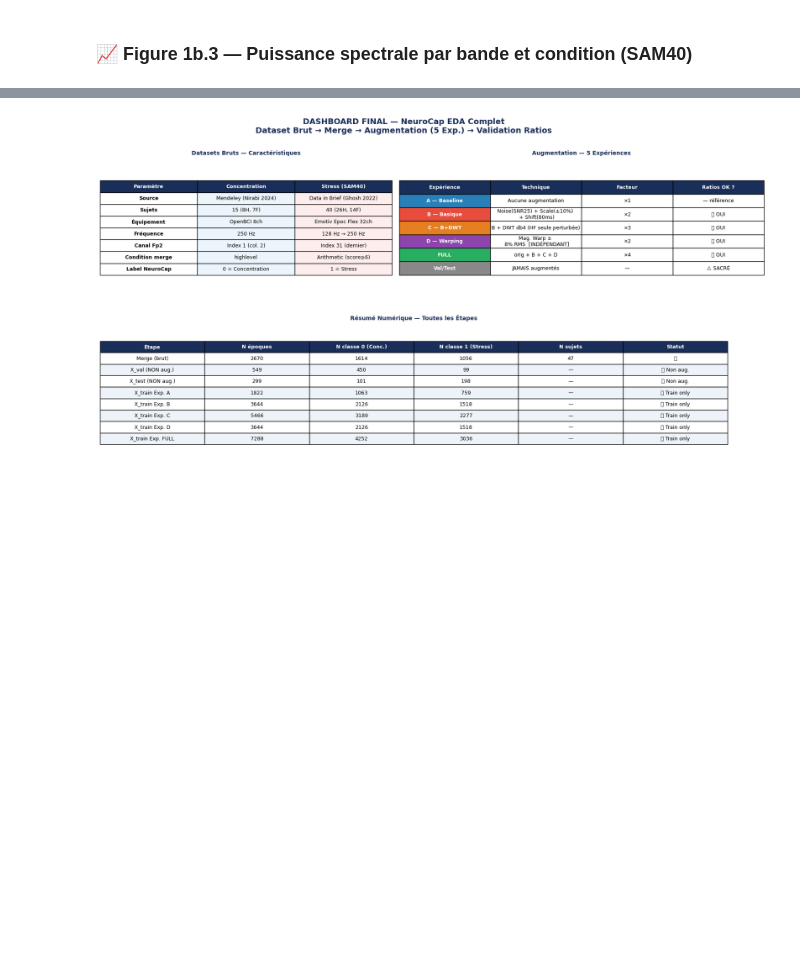
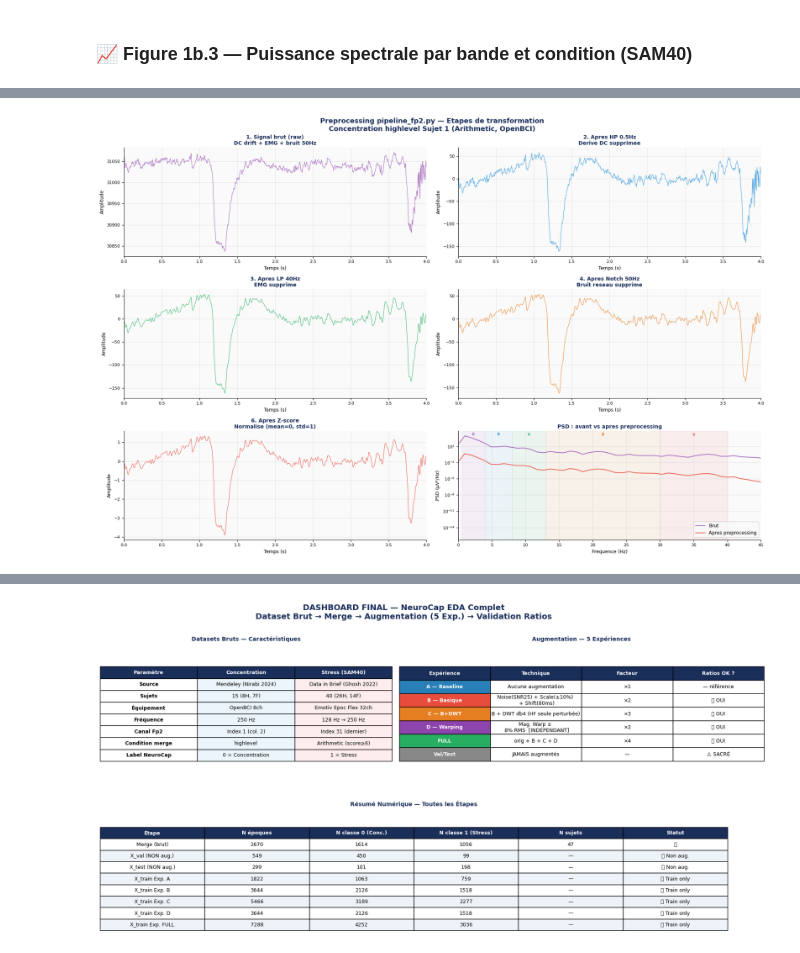
Before and after one commit to yasmine-elmkh/Adaptative-neurofeedback-PROJECT, a Jupyter notebook: Notebooks/EDA.ipynb, the cells around one changed output, grey strips where cells are left out. Saved outputs shown, nothing was run; the diff lists cells and outputs as text; code cells hidden in the pictures; blank space fills up the shorter version.

Commit message:
chore(Notebooks): mise a jour EDA notebook — analyse exploratoire pipeline regression

```diff
--- a/Notebooks/EDA.ipynb
+++ b/Notebooks/EDA.ipynb
@@ -711,6 +768,7 @@ if raw_stress:
         style_ax(ax_f, f'PSD — {cond}', 'Fréquence (Hz)', 'PSD (µV²/Hz) [log]')
 
     plt.savefig(Stress_Data_DIR / 'stress_signaux.png', dpi=120, bbox_inches='tight')
+    save_fig(fig, "01_donnees_brutes", "fig1b2_signaux_stress.png")
     plt.show()
     print("✅ Figure 1b.2 sauvegardée")
 else:
@@ -1505,0 +1052,86 @@ if aug_datasets:
+# %%
+# ============================================================
+# ÉTAPE 2b — Visualisation du preprocessing (pipeline_fp2)
+# ============================================================
+from scipy import signal as scipy_signal
+
+# Charger un signal brut de demonstration
+demo_sig = None
+demo_label = ''
+
+# Essayer concentration d'abord
+fp_demo = CONC_DIR / 'raw_data' / 'Arithmetic_Data' / 'highlevel-1.txt'
+if fp_demo.exists():
+    demo_sig = load_txt_fp2(fp_demo)[:2000]
+    demo_label = 'Concentration highlevel Sujet 1 (Arithmetic, OpenBCI)'
+else:
+    # Signal synthetique si fichier manquant
+    t = np.linspace(0, 4, 1000)
+    demo_sig = (0.5 * np.sin(2*np.pi*10*t) +
+                0.3 * np.sin(2*np.pi*20*t) +
+                0.1 * np.random.randn(1000) +
+                50 * np.sin(2*np.pi*50*t) * (t > 3.5))
+    demo_label = 'Signal synthetique (demonstration)'
+
+if demo_sig is not None and len(demo_sig) > 500:
+    fs_demo = FS_CONC
+    t_demo  = np.arange(len(demo_sig)) / fs_demo
+
+    # Appliquer les filtres etape par etape
+    def butter_filt(data, cutoff, fs, btype, order=4):
+        nyq = 0.5 * fs
+        if isinstance(cutoff, (list, tuple)):
+            wn = [c/nyq for c in cutoff]
+        else:
+            wn = cutoff / nyq
+        b, a = scipy_signal.butter(order, wn, btype=btype)
+        return scipy_signal.filtfilt(b, a, data)
+
+    sig_hp    = butter_filt(demo_sig, 0.5,   fs_demo, 'high', 4)
+    sig_lp    = butter_filt(sig_hp,   40.0,  fs_demo, 'low',  4)
+    sig_notch = butter_filt(sig_lp,   [49, 51], fs_demo, 'bandstop', 2)
+
+    # Z-score
+    epoch_ex  = sig_notch[:1000]
+    mu, sigma = epoch_ex.mean(), epoch_ex.std()
+    sig_z     = (epoch_ex - mu) / (sigma + 1e-9)
+
+    fig, axes = plt.subplots(3, 2, figsize=(18, 12))
+    fig.suptitle(f'Preprocessing pipeline_fp2.py — Etapes de transformation\n{demo_label}',
+                 fontsize=13, fontweight='bold', color=C['dark'])
+
+    steps = [
+        (demo_sig[:1000],  '#9B59B6', '1. Signal brut (raw)\nDC drift + EMG + bruit 50Hz'),
+        (sig_hp[:1000],    '#3498DB', '2. Apres HP 0.5Hz\nDerive DC supprimee'),
+        (sig_lp[:1000],    '#27AE60', '3. Apres LP 40Hz\nEMG supprime'),
+        (sig_notch[:1000], '#E67E22', '4. Apres Notch 50Hz\nBruit reseau supprime'),
+        (sig_z,            '#E74C3C', '6. Apres Z-score\nNormalise (mean=0, std=1)'),
+    ]
+
+    t4 = np.arange(1000) / fs_demo
+
+    for (sig_step, col, label), ax in zip(steps, axes.flatten()[:5]):
+        ax.plot(t4, sig_step, color=col, lw=0.8, alpha=0.9)
+        style_ax(ax, label, 'Temps (s)', 'Amplitude')
+        ax.set_xlim(0, 4)
+
+    # PSD finale vs brute
+    ax6 = axes.flatten()[5]
+    for sig_plot, col, label in [
+        (demo_sig[:1000], '#9B59B6', 'Brut'),
+        (sig_z,           '#E74C3C', 'Apres preprocessing'),
+    ]:
+        f_p, psd_p = psd_welch(sig_plot, fs=fs_demo)
+        ax6.semilogy(f_p, psd_p, color=col, lw=1.5, alpha=0.85, label=label)
+    shade_bands(ax6)
+    style_ax(ax6, 'PSD : avant vs apres preprocessing', 'Frequence (Hz)', 'PSD (µV²/Hz)')
+    ax6.set_xlim(0, 45)
+    ax6.legend(fontsize=9)
+
+    plt.tight_layout()
+    save_fig(fig, '02_preprocessing', 'fig2b_pipeline_fp2_steps.png')
+    plt.show()
+    print("  HP 0.5Hz + LP 40Hz + Notch 50Hz + Z-score appliques")
+else:
+    print("⚠️  Signal de demonstration non disponible")
+# %% [output]
@@ -1505,0 +1139 @@ if aug_datasets:
+[figure, added]
```
Also changed, not shown: parts of 44 cells of this notebook.
